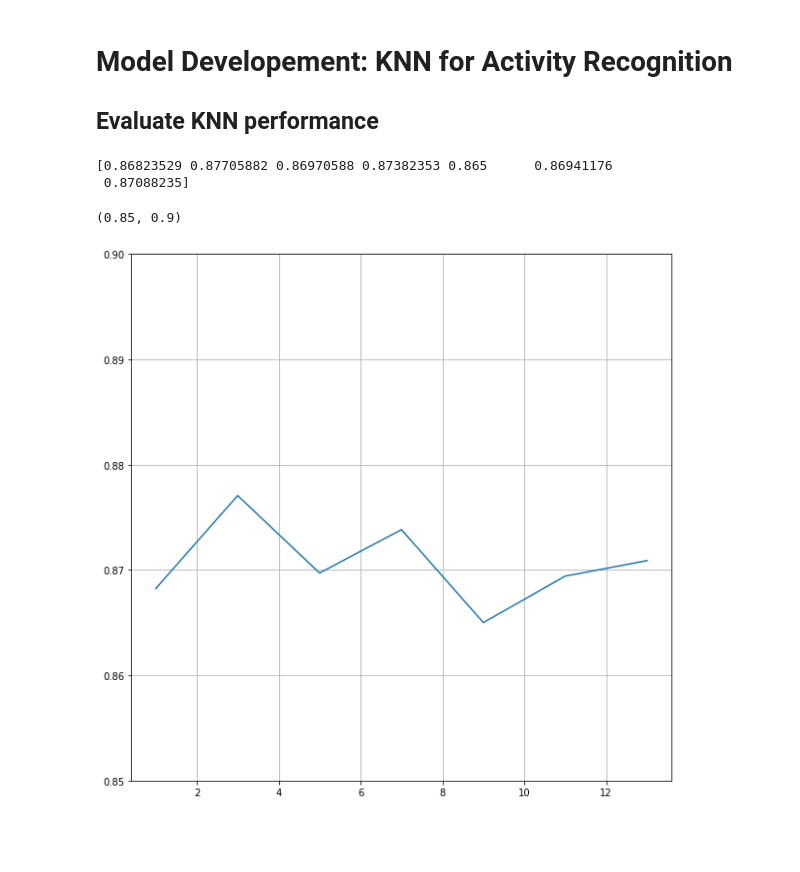
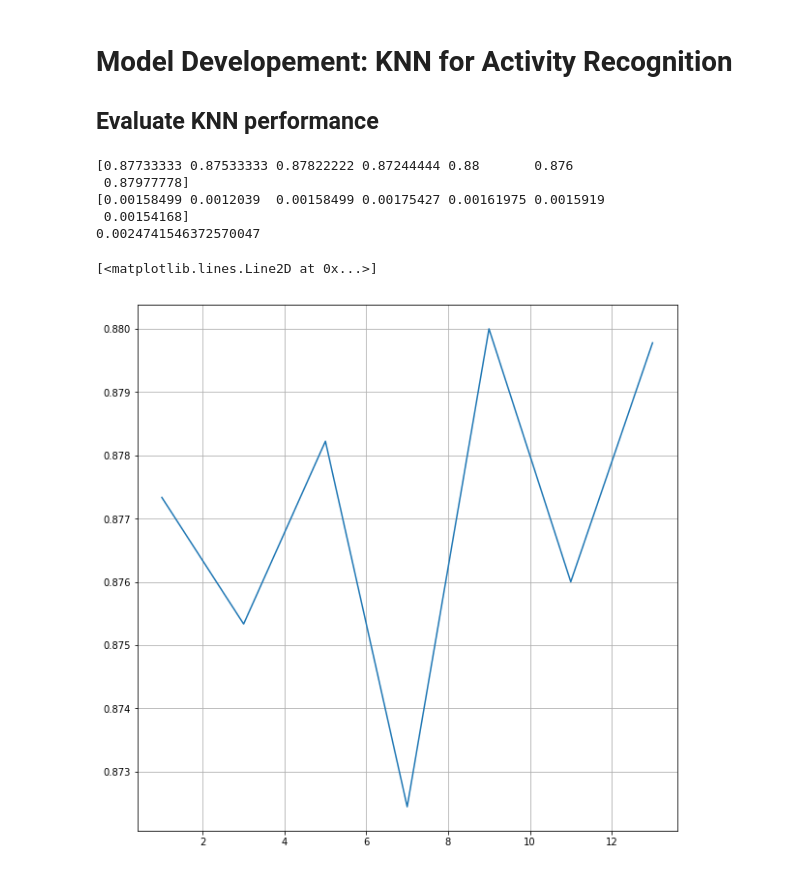
Before and after one commit to chritoth/mclab, a Jupyter notebook: modelDev/evalKNN.ipynb, the cells around one changed output. Cells and saved outputs as stored; diff of their text form; code cells hidden in the pictures; blank space fills up the shorter version.

```diff
--- a/modelDev/evalKNN.ipynb
+++ b/modelDev/evalKNN.ipynb
@@ -35,31 +35,37 @@ y = labelEnc.fit_transform(labels)
 # %%
 # estimate average accuracy
 
 K = np.arange(1,15,2)
 avg_scores = np.zeros((len(K),))
+var_scores = np.zeros((len(K),))
 for k,i in zip(K, range(len(K))):
 
-    num_epochs = 50
+    num_epochs = 100
     scores = np.zeros((num_epochs,))
     for epoch in range(num_epochs):
         # split data into training and test sets
         X_train, X_test, y_train, y_test = train_test_split(X, y, test_size=0.2, shuffle=True, stratify=y)
 
         # evaluate KNN
         KNN = KNeighborsClassifier(n_neighbors=1, weights='uniform', algorithm='auto', p=2)
         KNN.fit(X_train, y_train)
         scores[epoch] = KNN.score(X_test, y_test)
 
     avg_scores[i] = np.mean(scores)
+    var_scores[i] = np.var(scores)
 
 print (avg_scores)
+print (var_scores)
+print (np.std(avg_scores))
 
 plt.figure(figsize=(10,10))
 plt.grid()
 plt.plot(K,avg_scores)
-plt.ylim([0.85, 0.9])
 # %% [output]
-[0.86823529 0.87705882 0.86970588 0.87382353 0.865      0.86941176
- 0.87088235]
+[0.87733333 0.87533333 0.87822222 0.87244444 0.88       0.876
+ 0.87977778]
+[0.00158499 0.0012039  0.00158499 0.00175427 0.00161975 0.0015919
+ 0.00154168]
+0.0024741546372570047
-(0.85, 0.9)
+[<matplotlib.lines.Line2D at 0x...>]
-[figure, old version]
+[figure, new version]
```
